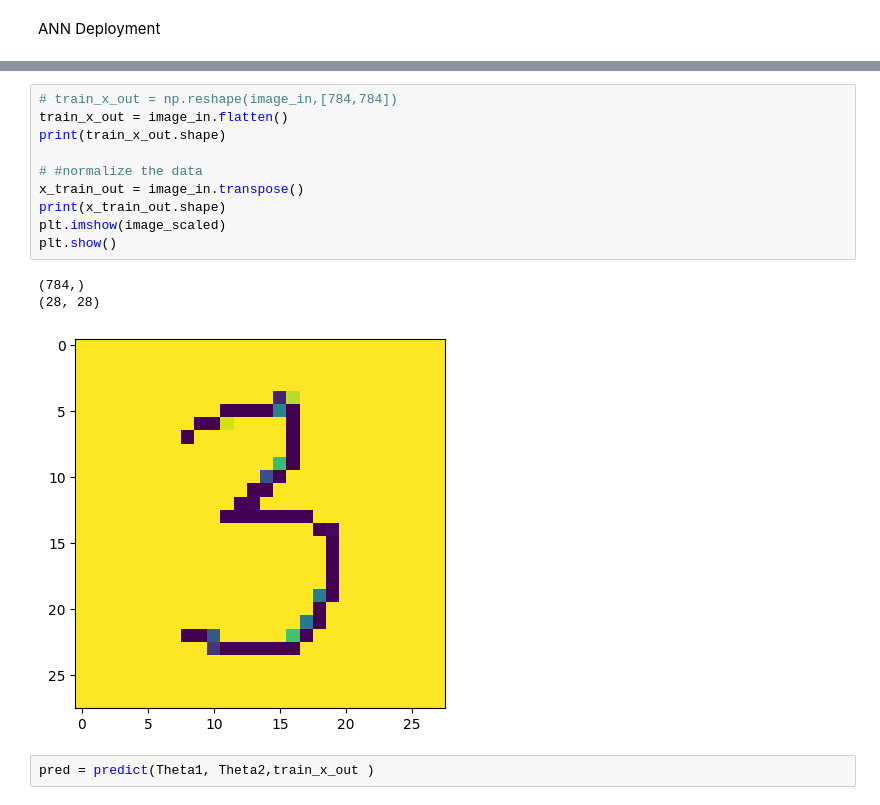
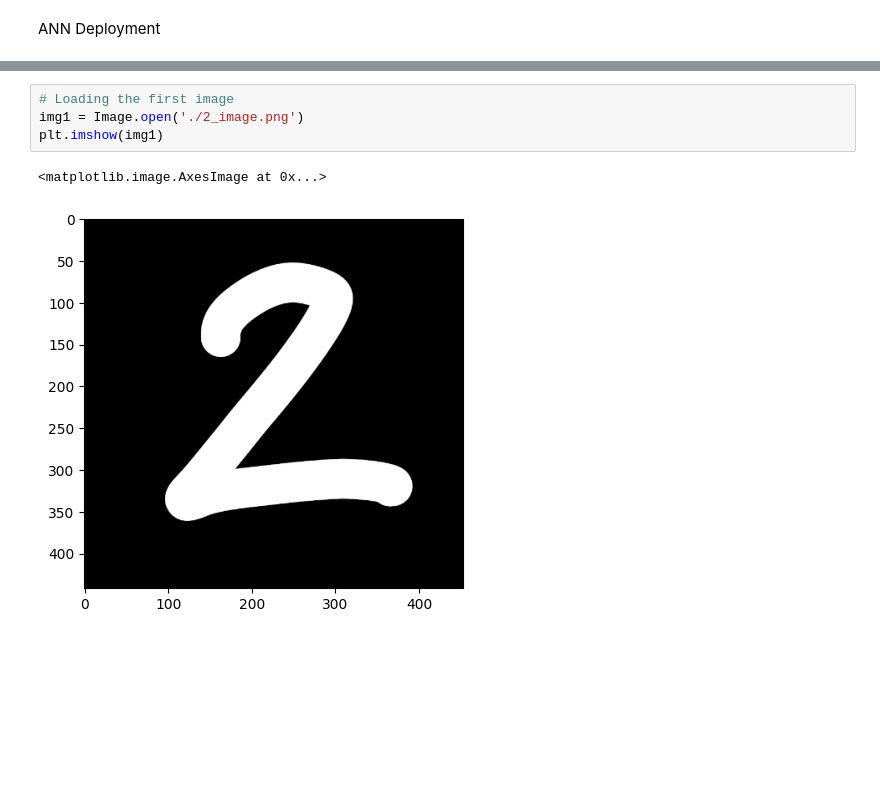
Before and after one commit to shashwatsrii/Machine_Learning, a Jupyter notebook: Neural Networks/Hand Written Text Recognition/HDR_ANN.ipynb, the cells around one changed output, grey strips where cells are left out. Cells and saved outputs as stored; diff of their text form; blank space fills up the shorter version.

```diff
--- a/Neural Networks/Hand Written Text Recognition/HDR_ANN.ipynb
+++ b/Neural Networks/Hand Written Text Recognition/HDR_ANN.ipynb
@@ -112,16 +102,7 @@ print(image_in.shape)
-# %%
-# train_x_out = np.reshape(image_in,[784,784])
-train_x_out = image_in.flatten()
-print(train_x_out.shape)
-
-# #normalize the data
-x_train_out = image_in.transpose()
-print(x_train_out.shape)
-plt.imshow(image_scaled)
-plt.show()
-# %% [output]
-(784,)
-(28, 28)
-[figure, removed]
-# %%
-pred = predict(Theta1, Theta2,train_x_out )
+# %%
+# Loading the first image
+img1 = Image.open('./2_image.png')
+plt.imshow(img1)
+# %% [output]
+<matplotlib.image.AxesImage at 0x...>
+[figure, added]
```
Also changed, not shown: parts of 8 cells of this notebook, 9 other files.
